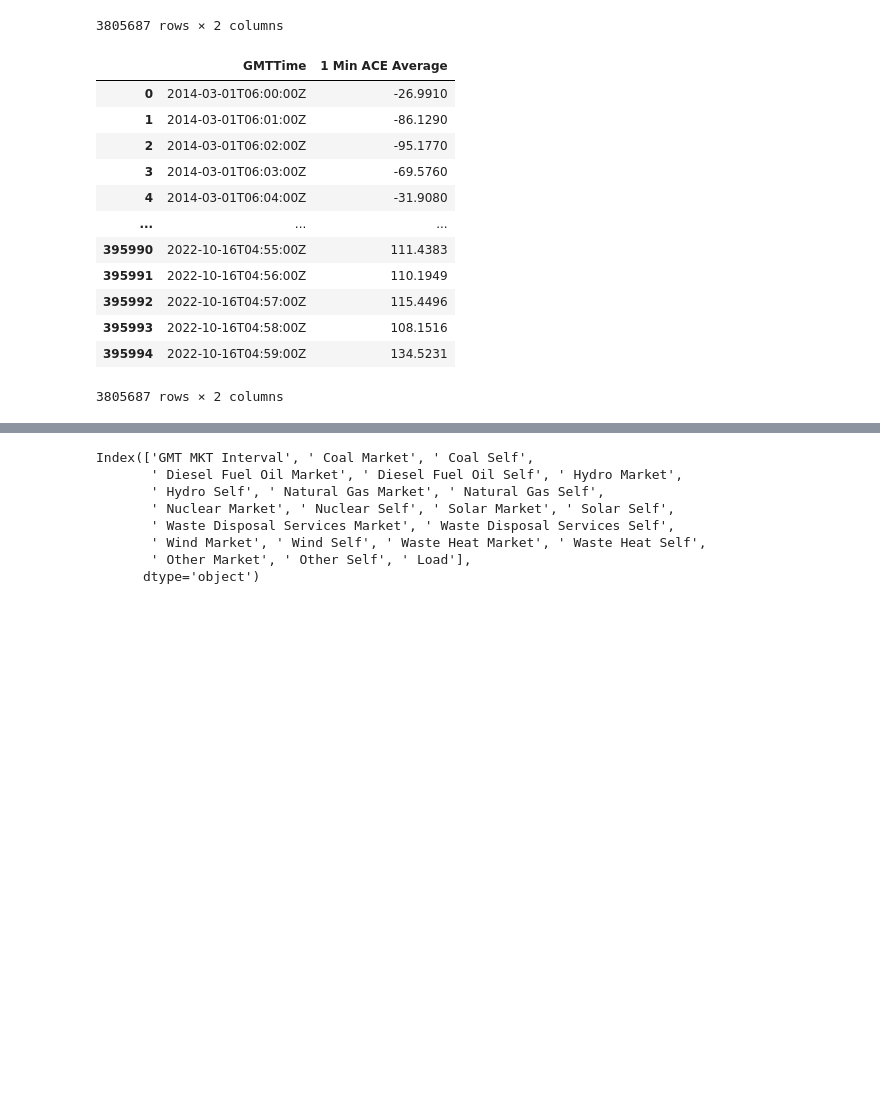
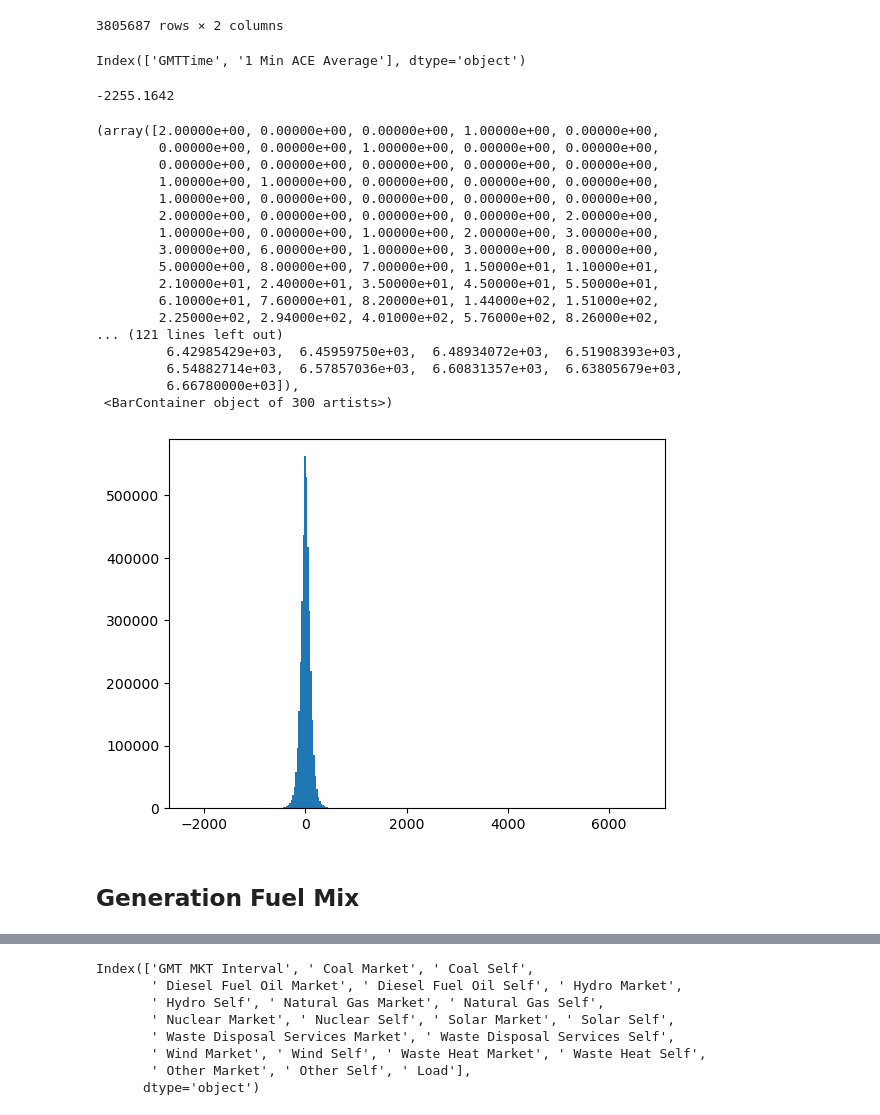
Before and after one commit to QingweiMeng1234/Project-1018, a Jupyter notebook: importdata/Import Data and Preprocess v2.ipynb, the cells around one changed output, grey strips where cells are left out. Drawn from its saved outputs; the diff is of its cells as text; code cells hidden in the pictures; blank space fills up the shorter version.

Commit message:
fixed gen mix, updated files, make figures

```diff
--- a/importdata/Import Data and Preprocess v2.ipynb
+++ b/importdata/Import Data and Preprocess v2.ipynb
@@ -260,28 +261,45 @@ readcsv_ace_1min_14_22
 3805687 rows × 2 columns
 # %%
 ace_1min_14_22.to_csv("ace_1min_14_22.csv", index = False)
+# %%
+ace_1min_14_22 = pd.read_csv("ace_1min_14_22.csv")
 # %%
-ace_1min_14_22
+ace_1min_14_22.columns
 # %% [output]
-|  | GMTTime | 1 Min ACE Average |
-| 0 | 2014-03-01T06:00:00Z | -26.9910 |
-| 1 | 2014-03-01T06:01:00Z | -86.1290 |
-| 2 | 2014-03-01T06:02:00Z | -95.1770 |
-| 3 | 2014-03-01T06:03:00Z | -69.5760 |
-| 4 | 2014-03-01T06:04:00Z | -31.9080 |
-| ... | ... | ... |
-| 395990 | 2022-10-16T04:55:00Z | 111.4383 |
-| 395991 | 2022-10-16T04:56:00Z | 110.1949 |
-| 395992 | 2022-10-16T04:57:00Z | 115.4496 |
-| 395993 | 2022-10-16T04:58:00Z | 108.1516 |
-| 395994 | 2022-10-16T04:59:00Z | 134.5231 |
-3805687 rows × 2 columns
+Index(['GMTTime', '1 Min ACE Average'], dtype='object')
+# %%
+min(ace_1min_14_22['1 Min ACE Average'])
+# %% [output]
+-2255.1642
+# %%
+plt.hist(ace_1min_14_22['1 Min ACE Average'],bins = 300)
+# %% [output]
+(array([2.00000e+00, 0.00000e+00, 0.00000e+00, 1.00000e+00, 0.00000e+00,
+        0.00000e+00, 0.00000e+00, 1.00000e+00, 0.00000e+00, 0.00000e+00,
+        0.00000e+00, 0.00000e+00, 0.00000e+00, 0.00000e+00, 0.00000e+00,
+        1.00000e+00, 1.00000e+00, 0.00000e+00, 0.00000e+00, 0.00000e+00,
+        1.00000e+00, 0.00000e+00, 0.00000e+00, 0.00000e+00, 0.00000e+00,
+        2.00000e+00, 0.00000e+00, 0.00000e+00, 0.00000e+00, 2.00000e+00,
+        1.00000e+00, 0.00000e+00, 1.00000e+00, 2.00000e+00, 3.00000e+00,
+        3.00000e+00, 6.00000e+00, 1.00000e+00, 3.00000e+00, 8.00000e+00,
+        5.00000e+00, 8.00000e+00, 7.00000e+00, 1.50000e+01, 1.10000e+01,
+        2.10000e+01, 2.40000e+01, 3.50000e+01, 4.50000e+01, 5.50000e+01,
+        6.10000e+01, 7.60000e+01, 8.20000e+01, 1.44000e+02, 1.51000e+02,
+        2.25000e+02, 2.94000e+02, 4.01000e+02, 5.76000e+02, 8.26000e+02,
+... (121 lines left out)
+         6.42985429e+03,  6.45959750e+03,  6.48934072e+03,  6.51908393e+03,
+         6.54882714e+03,  6.57857036e+03,  6.60831357e+03,  6.63805679e+03,
+         6.66780000e+03]),
+ <BarContainer object of 300 artists>)
+[figure, added]
 # %%
 # Other ISO ACE
 # California http://www.caiso.com/Documents/HistoricalACE.zip - contains 2021 data
 # PJM https://dataminer2.pjm.com/feed/area_control_error/definition - need to use API
 # PJM https://www.pjm.com/markets-and-operations/etools/oasis/system-information/historical-area-control-error-data.aspx
 # PJM https://dataviewer.pjm.com/dataviewer/pages/public/ace.jsf
+# %% [markdown]
+## Generation Fuel Mix
 # %%
 # https://marketplace.spp.org/pages/generation-mix-rolling-365
 # Generation Mix Rolling 365 for 2022-10-06 01:00:00 (Central Time)
```
Also changed, not shown: parts of 5 cells of this notebook, 7 other files.
